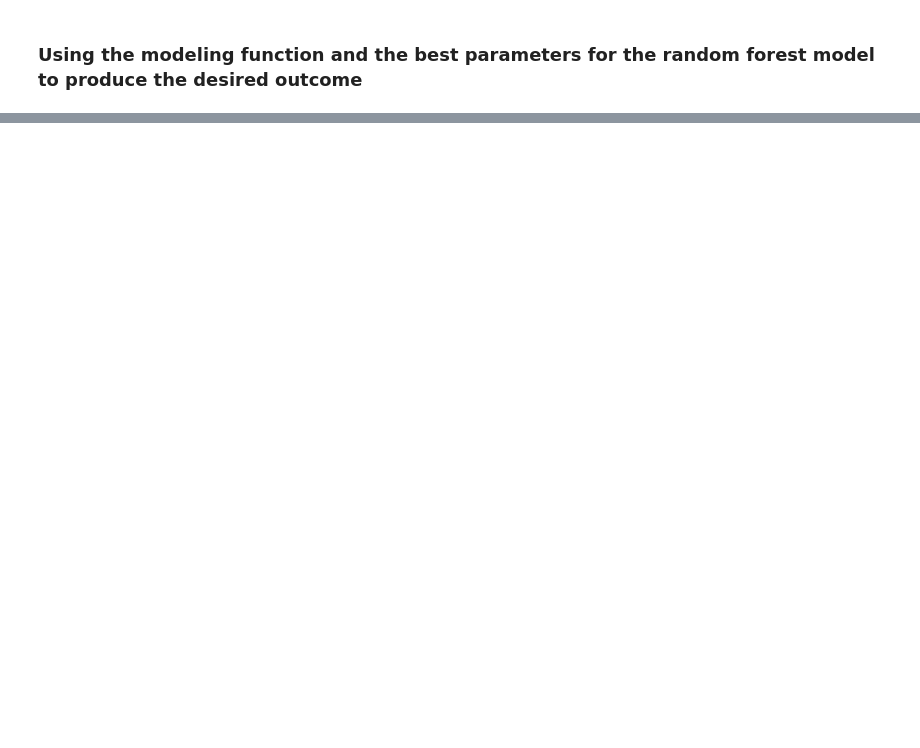
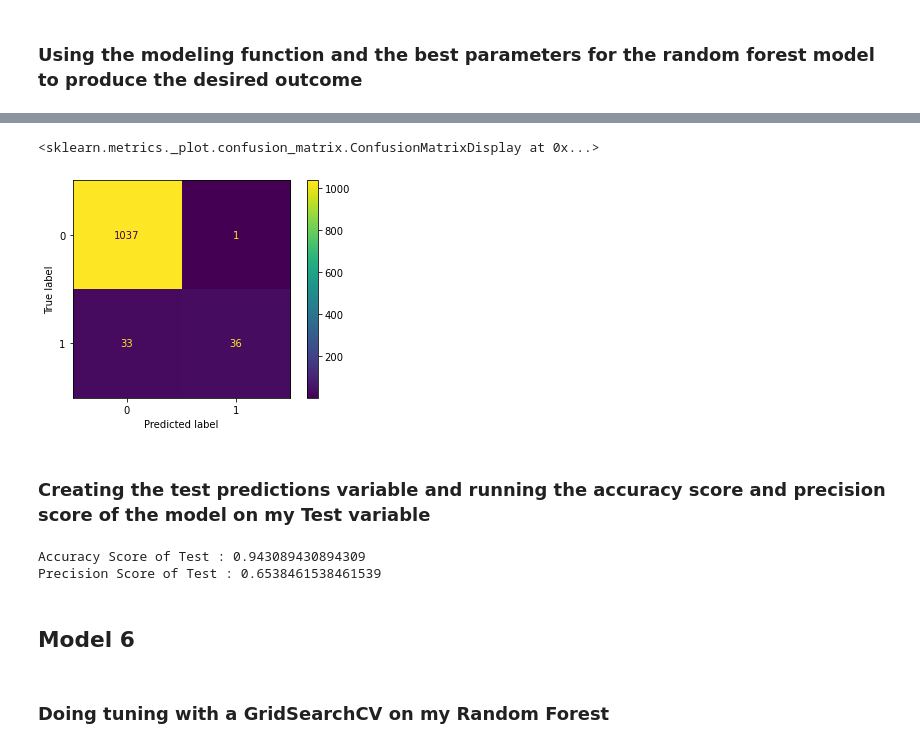
Before and after one commit to haydenj8/NBA_Project3, a Jupyter notebook: Project_Notebook_1.ipynb, the cells around one changed output, grey strips where cells are left out. Cells and saved outputs as stored; diff of their text form; code cells hidden in the pictures; blank space fills up the shorter version.

```diff
--- a/Project_Notebook_1.ipynb
+++ b/Project_Notebook_1.ipynb
@@ -722,2 +747,7 @@ plot_confusion_matrix(rf_model, X_train_scaled, y_train)
 # %%
-plot_confusion_matrix(rf_model, X_val_scaled, y_tr_val)
+plot_confusion_matrix(rf_model_1, X_val_scaled, y_tr_val)
+# %% [output]
+<sklearn.metrics._plot.confusion_matrix.ConfusionMatrixDisplay at 0x...>
+[figure, added]
+# %% [markdown]
+### Creating the test predictions variable and running the accuracy score and precision score of the model on my Test variable
@@ -724,2 +756,12 @@ plot_confusion_matrix(rf_model, X_val_scaled, y_tr_val)
+# %%
+print('Accuracy Score of Test :', accuracy_score(y_test, rf_1_test_preds))
+print('Precision Score of Test :', precision_score(y_test, rf_1_test_preds))
+# %% [output]
+Accuracy Score of Test : 0.943089430894309
+Precision Score of Test : 0.6538461538461539
+# %% [markdown]
+## Model 6
+# %% [markdown]
+### Doing tuning with a GridSearchCV on my Random Forest
 # %%
 rf2 = RandomForestClassifier(random_state=2021)
```
Also changed, not shown: parts of 26 cells of this notebook.
